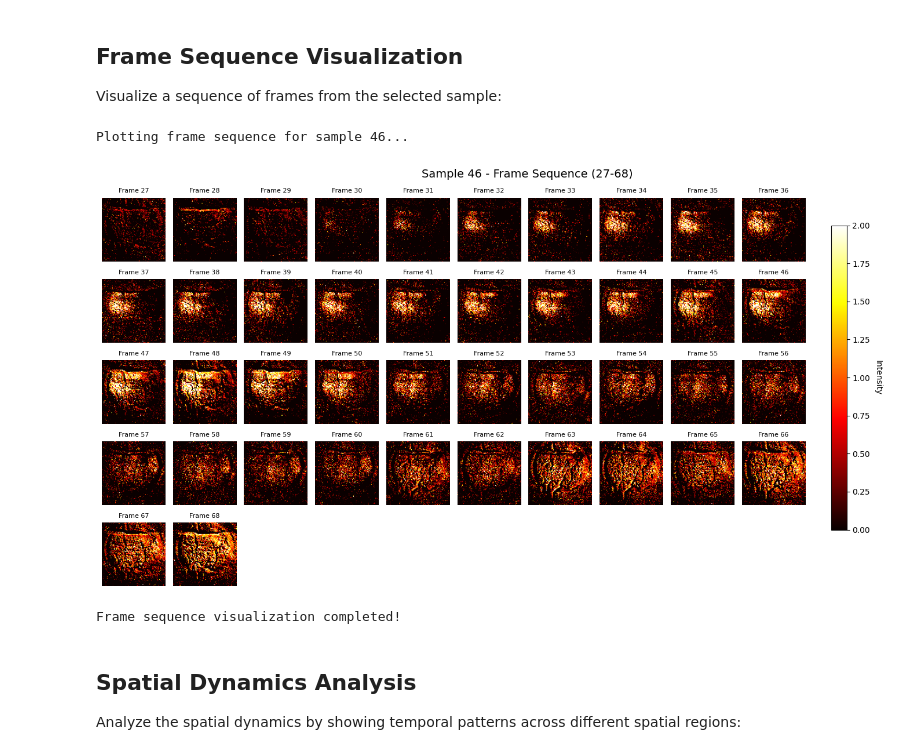
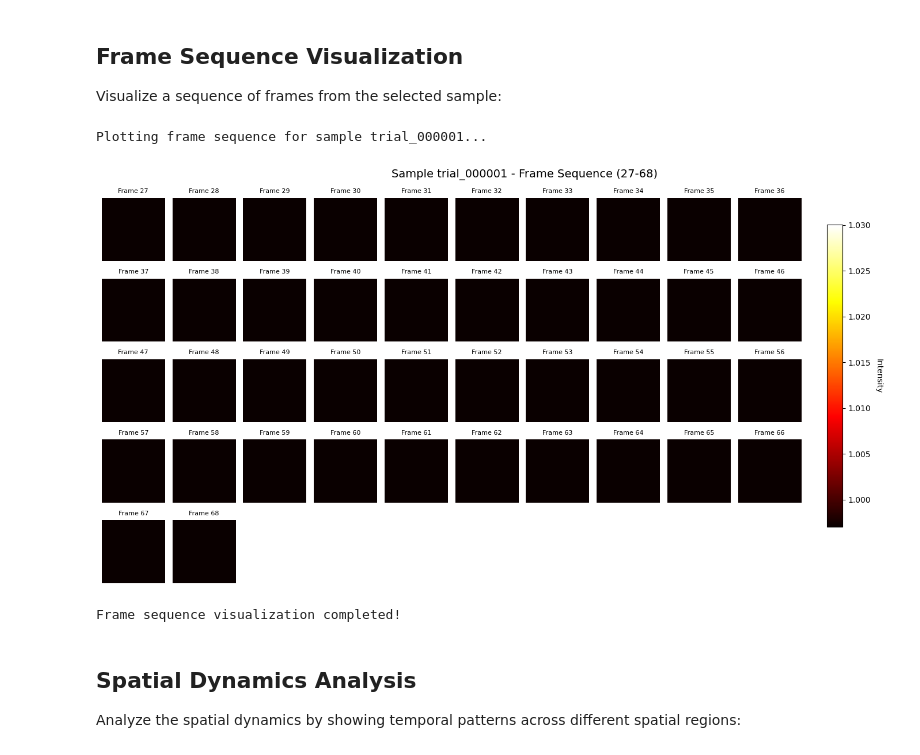
Before and after one commit to ossnat/VSD_foundation_model, a Jupyter notebook: visualize_data.ipynb, the cells around one changed output. Drawn from its saved outputs; the diff is of its cells as text; code cells hidden in the pictures.

```diff
--- a/visualize_data.ipynb
+++ b/visualize_data.ipynb
@@ -306,0 +96,4 @@ Normalization Effect:
+# %%
+print(f"Content of {HDF5_FILE_PATH}:")
+with h5py.File(HDF5_FILE_PATH, 'r') as f:
+    print(f.keys())
@@ -306,0 +103,33 @@ Normalization Effect:
+# %%
+# User inputs for specific trial selection
+SESSION_FILENAME = "session_091209h_condsAN.h5"  # Choose from the listed .h5 files above (e.g., session_100718a_condsAN.h5)
+TRIAL_ID = 'trial_000001'  # Index of the trial within the selected condition (0-indexed)
+HDF5_FILE_PATH = monkey_dir / SESSION_FILENAME
+
+print(f"Content of {HDF5_FILE_PATH}:")
+with h5py.File(HDF5_FILE_PATH, 'r') as f:
+    trial = f[TRIAL_ID]
+    print(f"Raw trial dataset: {trial}")
+    print(f"Raw trial attributes: {trial.attrs}")
+
+    # Convert to numpy array
+    trial_np = trial[:, 1:100] # This loads the entire dataset into memory as a numpy array
+
+    # The dataset shape is (10000, 256) which corresponds to (pixels, frames)
+    num_pixels, num_frames = trial_np.shape
+
+    # Reshape to (height, width, frames)
+    reshaped_trial = trial_np.reshape(100, 100, num_frames)
+
+    # Convert to tensor and reorder dimensions to (batch, frames, height, width)
+    # unsqueeze(0) adds a batch dimension
+    # permute(0, 3, 1, 2) changes (batch, height, width, frames) to (batch, frames, height, width)
+    trial_tensor = torch.from_numpy(reshaped_trial).unsqueeze(0).permute(0, 3, 1, 2)
+
+    print(f"\nTrial converted to tensor:")
+    print(f"  Shape: {trial_tensor.shape}")
+    print(f"  Dtype: {trial_tensor.dtype}")
+    print(f"  Min value: {trial_tensor.min():.4f}")
+    print(f"  Max value: {trial_tensor.max():.4f}")
+    print(f"  Mean value: {trial_tensor.mean():.4f}")
+    print(f"  Median value: {trial_tensor.median():.4f}")
@@ -310,22 +161,22 @@ Normalization Effect:
 Visualize a sequence of frames from the selected sample:
 # %%
 # Plot frame sequence
-print(f"Plotting frame sequence for sample {sample_index}...")
+print(f"Plotting frame sequence for sample {TRIAL_ID}...")
 
 fig_frames = plot_frames_sequence(
-    video_tensor=video_tensor,
+    video_tensor=trial_tensor,
     start_frame=FRAME_START,
     end_frame=FRAME_END,
-    clipping=CLIPPING_RANGE,
+    clipping=(1-0.003, 1.03),
     cols=10,
-    title=f"Sample {sample_index} - Frame Sequence ({FRAME_START}-{FRAME_END})",
+    title=f"Sample {TRIAL_ID} - Frame Sequence ({FRAME_START}-{FRAME_END})",
     show_plot=True
 )
 
 print("Frame sequence visualization completed!")
 # %% [output]
-Plotting frame sequence for sample 46...
+Plotting frame sequence for sample trial_000001...
-[figure, old version]
+[figure, new version]
 Frame sequence visualization completed!
 # %% [markdown]
 ## Spatial Dynamics Analysis
```
Also changed, not shown: parts of 19 cells of this notebook.
